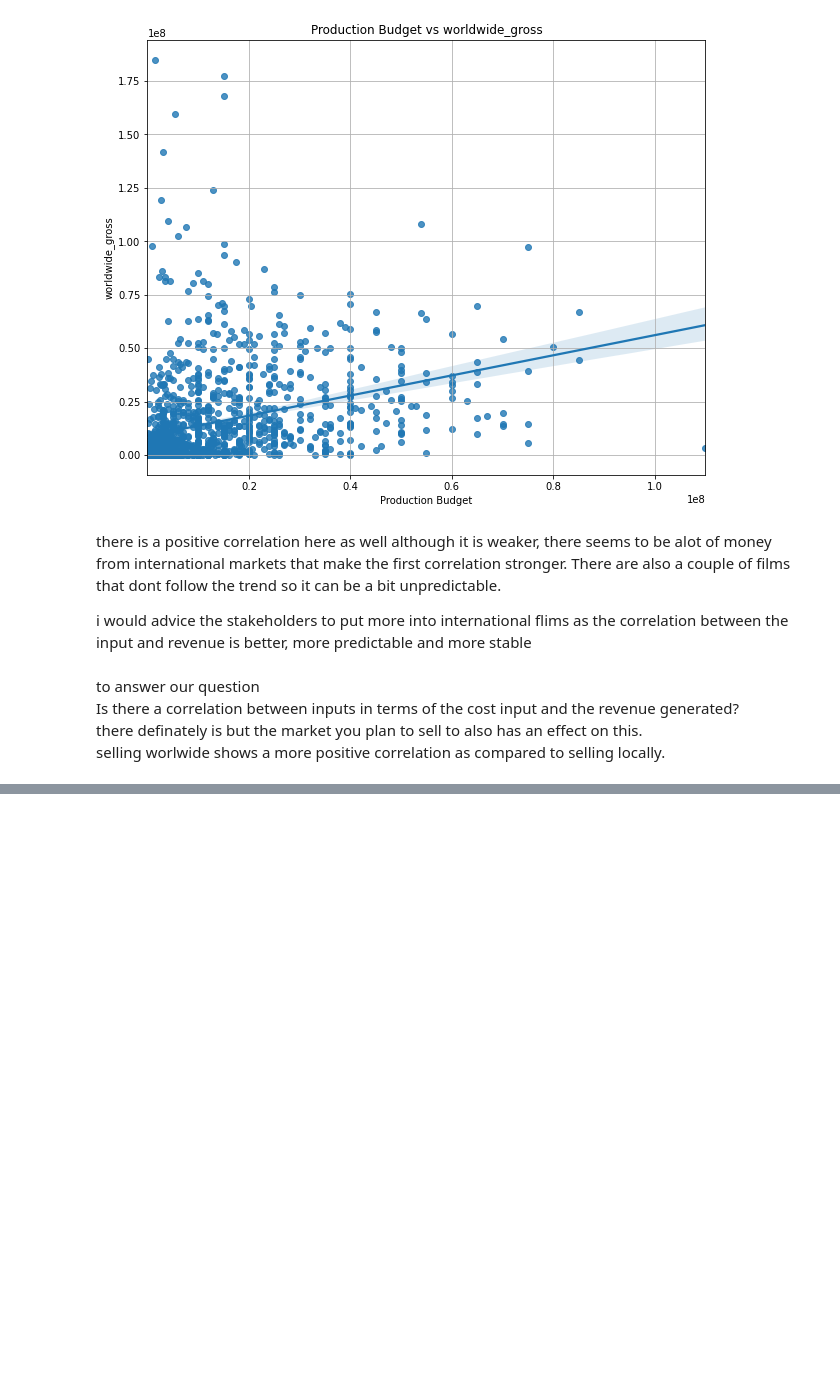
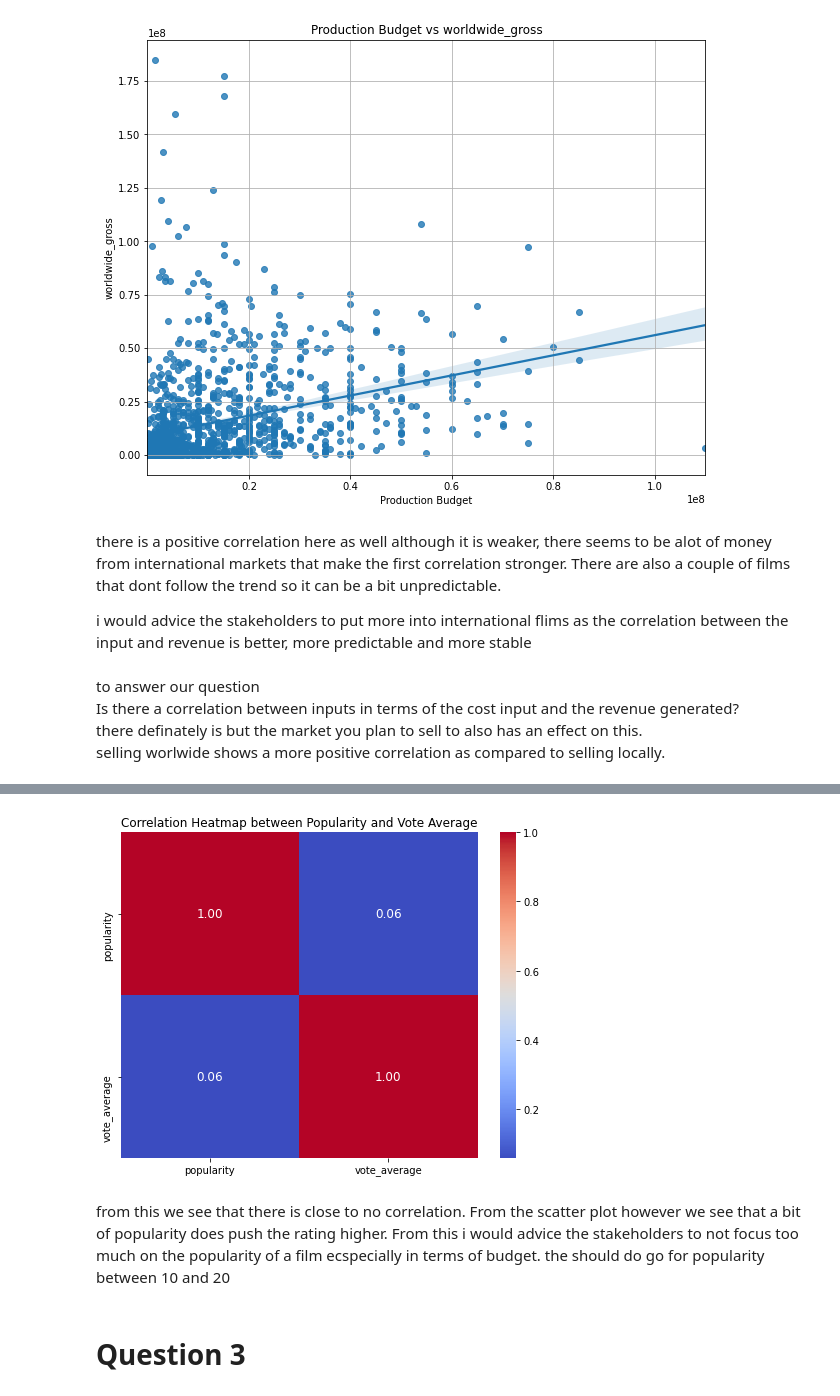
Before and after one commit to Sandrakiptumm/DSC-Phase-One-Project, a Jupyter notebook: student.ipynb, the cells around one changed output, grey strips where cells are left out. Cells and saved outputs as stored; diff of their text form; code cells hidden in the pictures; blank space fills up the shorter version.

Commit message:
fiished question 2

```diff
--- a/student.ipynb
+++ b/student.ipynb
@@ -446,0 +529,13 @@ selling worlwide shows a more positive correlation as compared to selling locall
+# %%
+correlation_matrix = tmdb_data[['popularity', 'vote_average']].corr()
+
+plt.figure(figsize=(8, 6))
+sns.heatmap(data=correlation_matrix, annot=True, cmap='coolwarm', fmt=".2f", annot_kws={"size": 12})
+plt.title('Correlation Heatmap between Popularity and Vote Average')
+plt.show()
+# %% [output]
+[figure, added]
+# %% [markdown]
+from this we see that there is close to no correlation. From the scatter plot however we see that a bit of popularity does push the rating higher. From this i would advice the stakeholders to not focus too much on the popularity of a film ecspecially in terms of budget. the should do go for popularity between 10 and 20
+# %% [markdown]
+# Question 3 <br>
```
Also changed, not shown: parts of 9 cells of this notebook.
